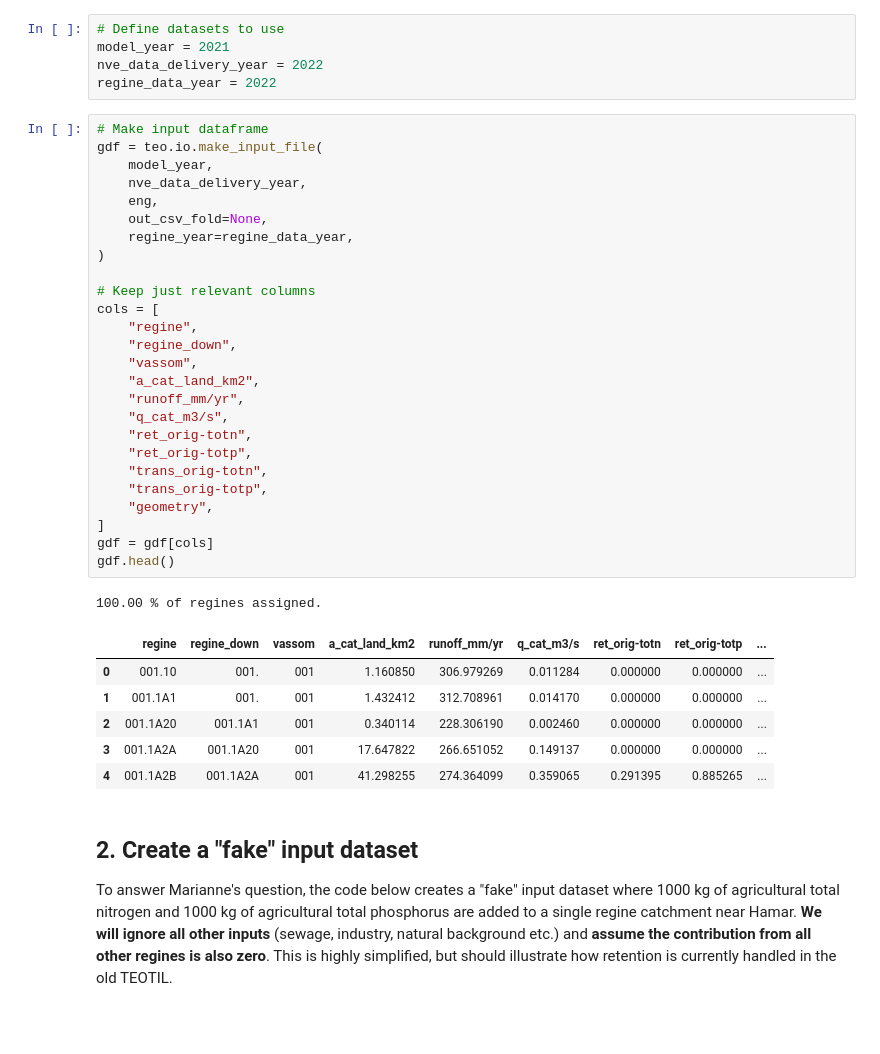
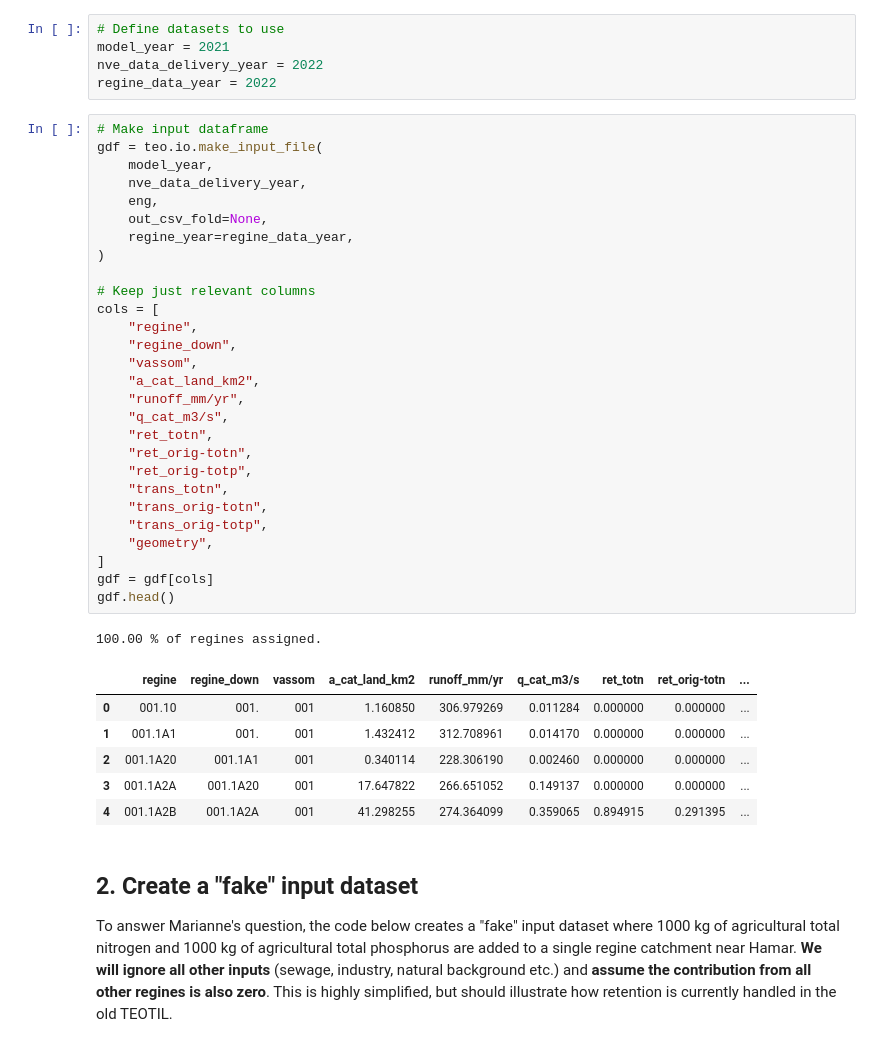
Before and after one commit to NIVANorge/teotil3, a Jupyter notebook: notebooks/development/T2-5c_explore_vassom_retention.ipynb, the cells around one changed output. Cells and saved outputs as stored; diff of their text form.

```diff
--- a/notebooks/development/T2-5c_explore_vassom_retention.ipynb
+++ b/notebooks/development/T2-5c_explore_vassom_retention.ipynb
@@ -41,37 +42,39 @@ regine_data_year = 2022
 # %%
 # Make input dataframe
 gdf = teo.io.make_input_file(
     model_year,
     nve_data_delivery_year,
     eng,
     out_csv_fold=None,
     regine_year=regine_data_year,
 )
 
 # Keep just relevant columns
 cols = [
     "regine",
     "regine_down",
     "vassom",
     "a_cat_land_km2",
     "runoff_mm/yr",
     "q_cat_m3/s",
+    "ret_totn",
     "ret_orig-totn",
     "ret_orig-totp",
+    "trans_totn",
     "trans_orig-totn",
     "trans_orig-totp",
     "geometry",
 ]
 gdf = gdf[cols]
 gdf.head()
 # %% [output]
 100.00 % of regines assigned.
-|  | regine | regine_down | vassom | a_cat_land_km2 | runoff_mm/yr | q_cat_m3/s | ret_orig-totn | ret_orig-totp | ... |
+|  | regine | regine_down | vassom | a_cat_land_km2 | runoff_mm/yr | q_cat_m3/s | ret_totn | ret_orig-totn | ... |
 | 0 | 001.10 | 001. | 001 | 1.160850 | 306.979269 | 0.011284 | 0.000000 | 0.000000 | ... |
 | 1 | 001.1A1 | 001. | 001 | 1.432412 | 312.708961 | 0.014170 | 0.000000 | 0.000000 | ... |
 | 2 | 001.1A20 | 001.1A1 | 001 | 0.340114 | 228.306190 | 0.002460 | 0.000000 | 0.000000 | ... |
 | 3 | 001.1A2A | 001.1A20 | 001 | 17.647822 | 266.651052 | 0.149137 | 0.000000 | 0.000000 | ... |
-| 4 | 001.1A2B | 001.1A2A | 001 | 41.298255 | 274.364099 | 0.359065 | 0.291395 | 0.885265 | ... |
+| 4 | 001.1A2B | 001.1A2A | 001 | 41.298255 | 274.364099 | 0.359065 | 0.894915 | 0.291395 | ... |
 # %% [markdown]
 ## 2. Create a "fake" input dataset
 
```
Also changed, not shown: parts of 7 cells of this notebook, 2 other files.
